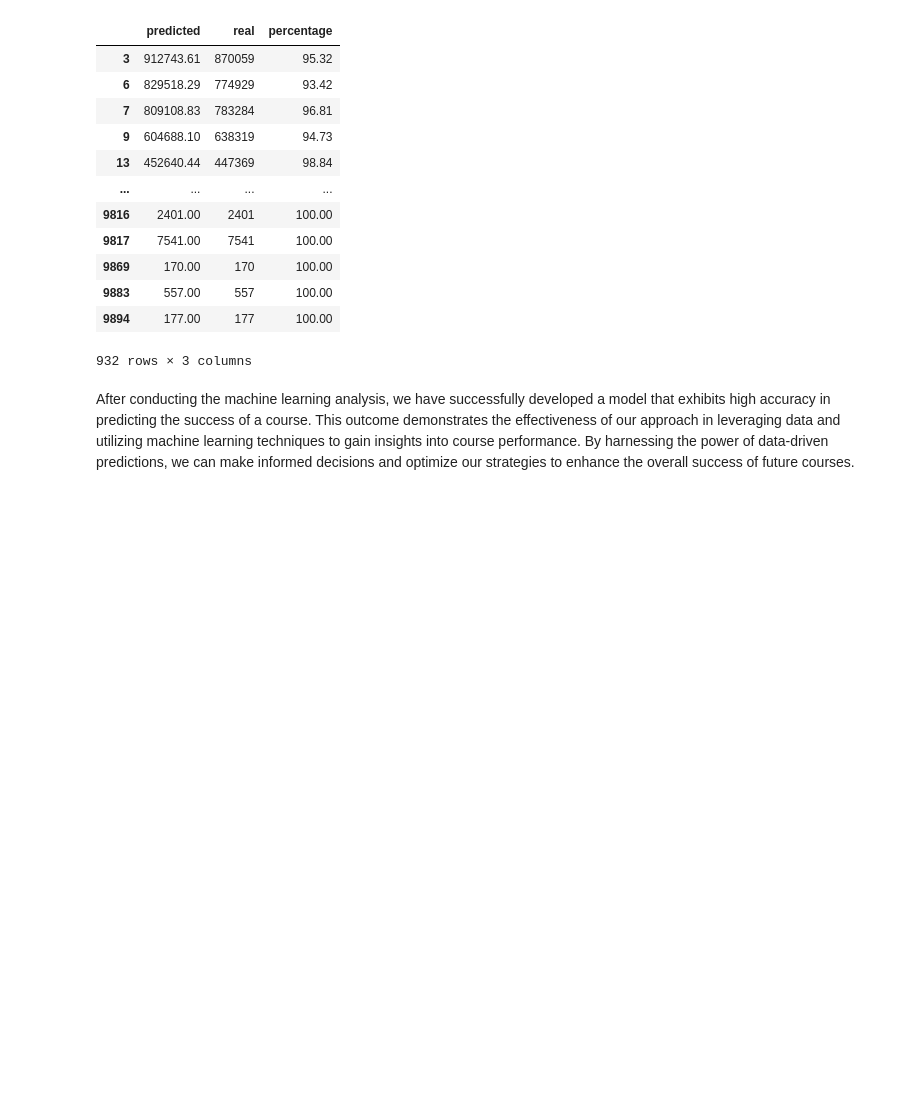
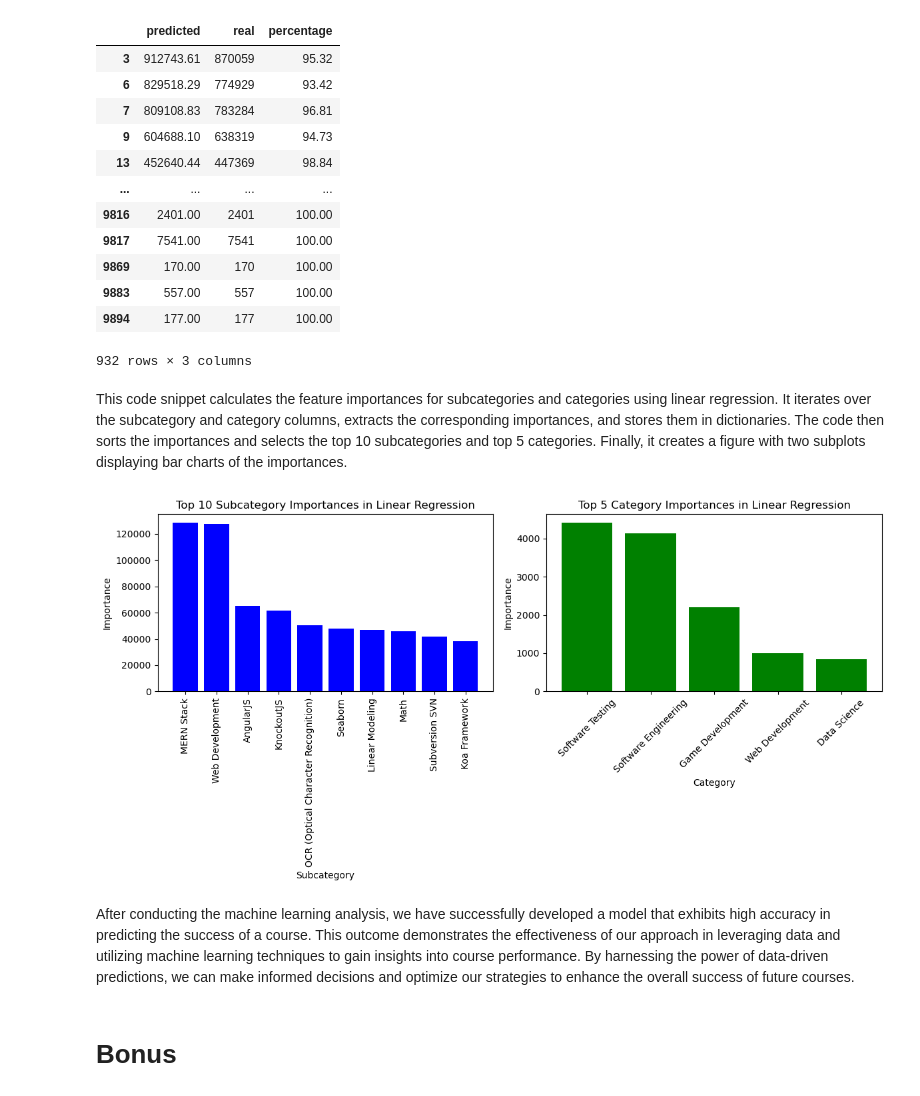
Before and after one commit to Yulisot/Udemy-Course-Success-Analysis-Exploring-Trends-and-Predicting-Course-Outcomes, a Jupyter notebook: Udemy_project .ipynb, the cells around one changed output. Drawn from its saved outputs; the diff is of its cells as text; code cells hidden in the pictures; blank space fills up the shorter version.

```diff
--- a/Udemy_project .ipynb
+++ b/Udemy_project .ipynb
@@ -755,5 +820,50 @@ dtype: int64
 | 9883 | 557.00 | 557 | 100.00 |
 | 9894 | 177.00 | 177 | 100.00 |
 932 rows × 3 columns
+# %% [markdown]
+This code snippet calculates the feature importances for subcategories and categories using linear regression. It iterates over the subcategory and category columns, extracts the corresponding importances, and stores them in dictionaries. The code then sorts the importances and selects the top 10 subcategories and top 5 categories. Finally, it creates a figure with two subplots displaying bar charts of the importances.
+# %%
+coefficients = LM.coef_
+subcategory_importances = {}
+category_importances = {}
+
+subcategory_columns = [col for col in X.columns if 'Subcategory' in col]
+category_columns = [col for col in X.columns if 'Category' in col]
+
+for col, coef in zip(subcategory_columns, coefficients):
+    subcategory = col.split('_')[1]
+    subcategory_importances[subcategory] = abs(coef)
+
+for col, coef in zip(category_columns, coefficients):
+    category = col.split('_')[1]
+    category_importances[category] = abs(coef)
+
+sorted_subcategory_importances = sorted(subcategory_importances.items(), key=lambda x: x[1], reverse=True)
+sorted_category_importances = sorted(category_importances.items(), key=lambda x: x[1], reverse=True)
+# %%
+top_10_subcategories, top_10_subcategory_importances = zip(*sorted_subcategory_importances[:10])
+top_5_categories, top_5_category_importances = zip(*sorted_category_importances[:5])
+
+plt.figure(figsize=(12, 6))
+plt.subplot(1, 2, 1)
+plt.bar(top_10_subcategories, top_10_subcategory_importances,color='b')
+plt.xlabel('Subcategory')
+plt.ylabel('Importance')
+plt.title('Top 10 Subcategory Importances in Linear Regression')
+plt.xticks(rotation=90)
+
+plt.subplot(1, 2, 2)
+plt.bar(top_5_categories, top_5_category_importances, color='g')
+plt.xlabel('Category')
+plt.ylabel('Importance')
+plt.title('Top 5 Category Importances in Linear Regression')
+plt.xticks(rotation=45)
+
+plt.tight_layout()
+plt.show()
+# %% [output]
+[figure, added]
 # %% [markdown]
 <p>After conducting the machine learning analysis, we have successfully developed a model that exhibits high accuracy in predicting the success of a course. This outcome demonstrates the effectiveness of our approach in leveraging data and utilizing machine learning techniques to gain insights into course performance. By harnessing the power of data-driven predictions, we can make informed decisions and optimize our strategies to enhance the overall success of future courses.</p>
+# %% [markdown]
+<h1>Bonus</h1>
```
Also changed, not shown: parts of 32 cells of this notebook.
